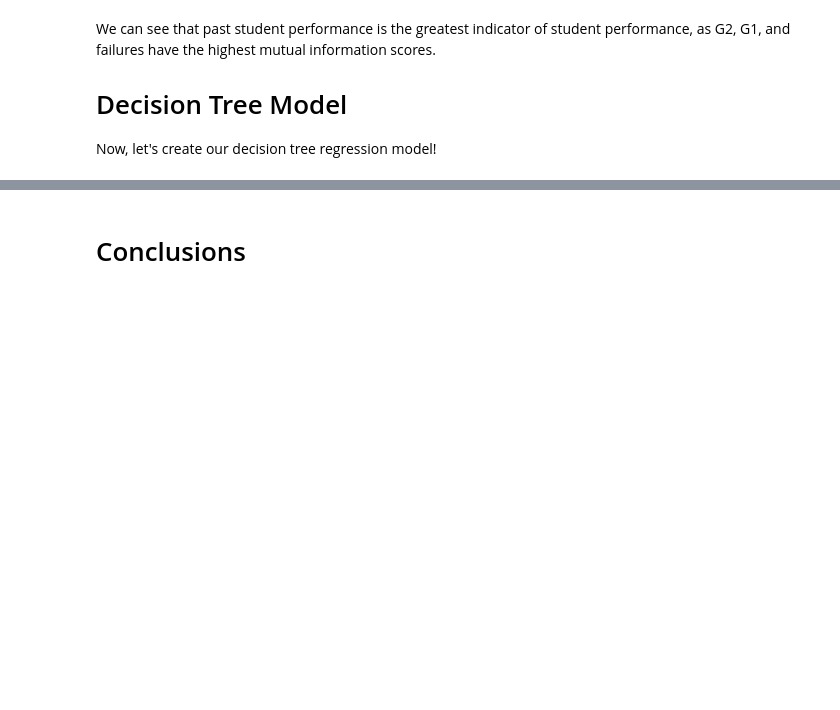
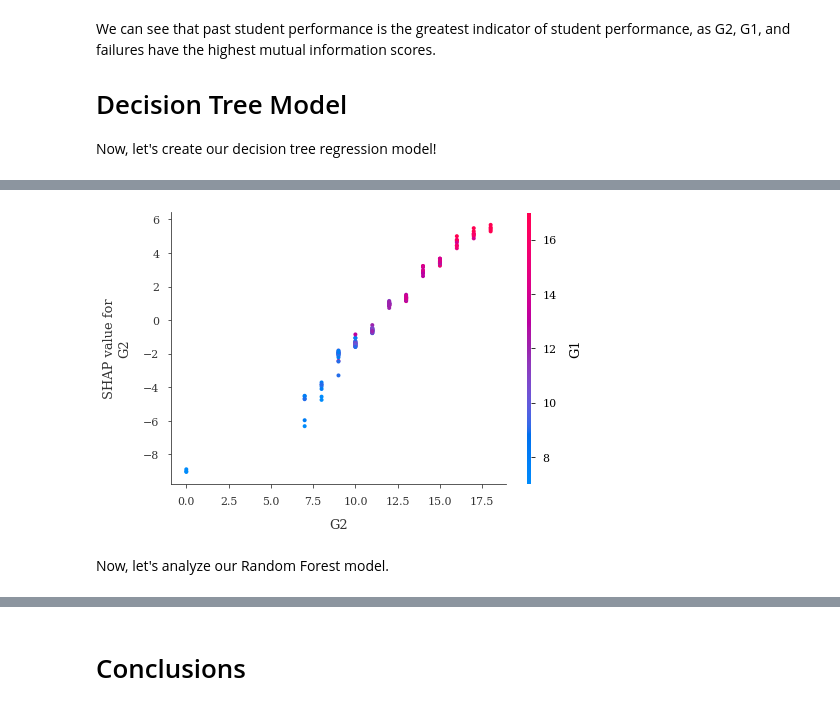
Before and after one commit to briannajzhang/student-performance, a Jupyter notebook: StudentPerformance.ipynb, the cells around one changed output, grey strips where cells are left out. Cells and saved outputs as stored; diff of their text form; code cells hidden in the pictures; blank space fills up the shorter version.

```diff
--- a/StudentPerformance.ipynb
+++ b/StudentPerformance.ipynb
@@ -264,0 +360,6 @@ Now, let's create our decision tree regression model!
+# %%
+shap.dependence_plot('G2', shap_values, val_X1)
+# %% [output]
+[figure, added]
+# %% [markdown]
+Now, let's analyze our Random Forest model.
```
Also changed, not shown: parts of 33 cells of this notebook, 1 other file.
